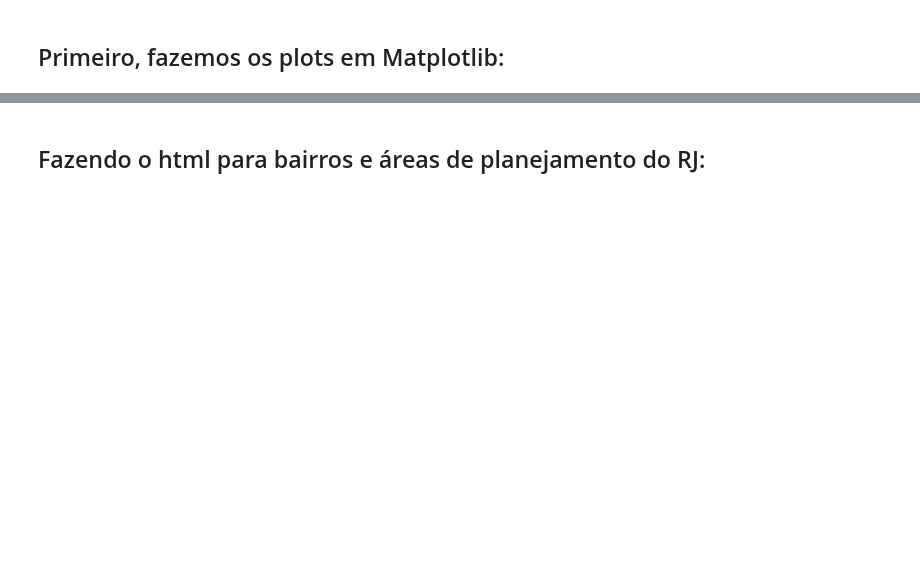
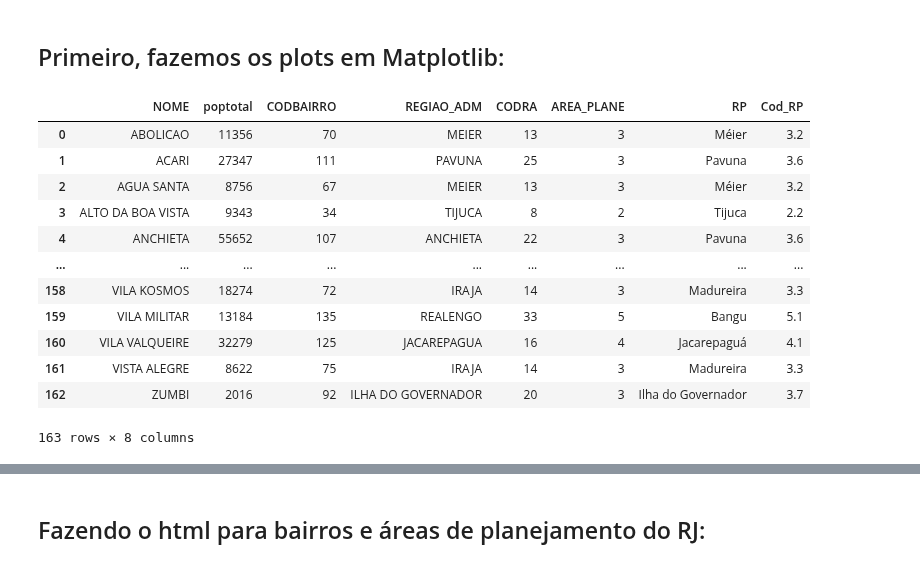
Before and after one commit to Modelagem-Covid-19-RJ/covid19, a Jupyter notebook: modelos/RJ/compartimental/geo_plot/Geo_plot_Bairros_RJ.ipynb, the cells around one changed output, grey strips where cells are left out. Saved outputs shown, nothing was run; the diff lists cells and outputs as text; code cells hidden in the pictures; blank space fills up the shorter version.

```diff
--- a/modelos/RJ/compartimental/geo_plot/Geo_plot_Bairros_RJ.ipynb
+++ b/modelos/RJ/compartimental/geo_plot/Geo_plot_Bairros_RJ.ipynb
@@ -78,2 +86,18 @@ for b in lst_bairros:
+# %%
+dados_pop_rj
+# %% [output]
+|  | NOME | poptotal | CODBAIRRO | REGIAO_ADM | CODRA | AREA_PLANE | RP | Cod_RP |
+| 0 | ABOLICAO | 11356 | 70 | MEIER | 13 | 3 | Méier | 3.2 |
+| 1 | ACARI | 27347 | 111 | PAVUNA | 25 | 3 | Pavuna | 3.6 |
+| 2 | AGUA SANTA | 8756 | 67 | MEIER | 13 | 3 | Méier | 3.2 |
+| 3 | ALTO DA BOA VISTA | 9343 | 34 | TIJUCA | 8 | 2 | Tijuca | 2.2 |
+| 4 | ANCHIETA | 55652 | 107 | ANCHIETA | 22 | 3 | Pavuna | 3.6 |
+| ... | ... | ... | ... | ... | ... | ... | ... | ... |
+| 158 | VILA KOSMOS | 18274 | 72 | IRAJA | 14 | 3 | Madureira | 3.3 |
+| 159 | VILA MILITAR | 13184 | 135 | REALENGO | 33 | 5 | Bangu | 5.1 |
+| 160 | VILA VALQUEIRE | 32279 | 125 | JACAREPAGUA | 16 | 4 | Jacarepaguá | 4.1 |
+| 161 | VISTA ALEGRE | 8622 | 75 | IRAJA | 14 | 3 | Madureira | 3.3 |
+| 162 | ZUMBI | 2016 | 92 | ILHA DO GOVERNADOR | 20 | 3 | Ilha do Governador | 3.7 |
+163 rows × 8 columns
 # %%
 dic_covid = {'Acumulados semana '+str(n_semanas-j): listas_semanas_acumul[j] for j in range(n_semanas)}
```
Also changed, not shown: parts of 64 cells of this notebook, 6 other files.
